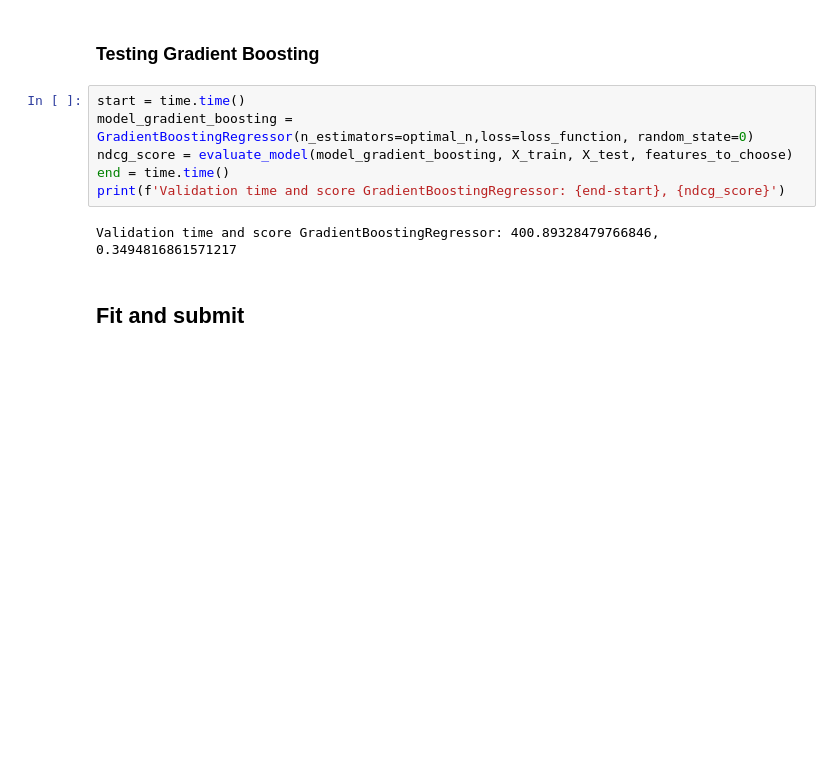
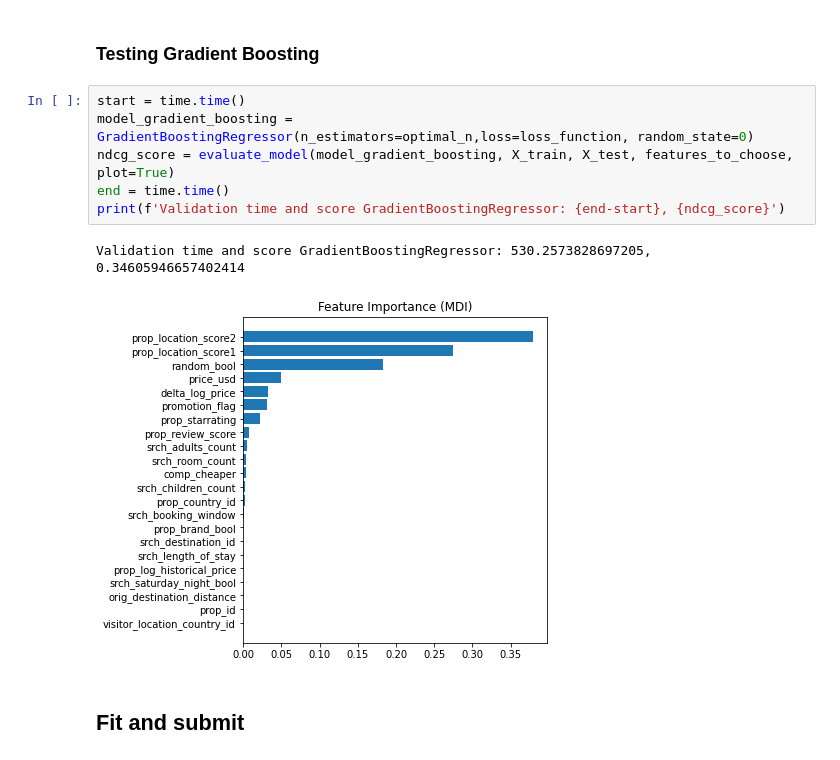
Before and after one commit to wolfbrr/DMT-2022-114, a Jupyter notebook: assignment-2/assignment-2.ipynb, the cells around one changed output. Cells and saved outputs as stored; diff of their text form; blank space fills up the shorter version.

```diff
--- a/assignment-2/assignment-2.ipynb
+++ b/assignment-2/assignment-2.ipynb
@@ -703,11 +841,12 @@ Validation time and score RandomForestRegressor: 222.7759358882904, 0.3276289666
 # %%
 start = time.time()
 model_gradient_boosting = GradientBoostingRegressor(n_estimators=optimal_n,loss=loss_function, random_state=0)
-ndcg_score = evaluate_model(model_gradient_boosting, X_train, X_test, features_to_choose)
+ndcg_score = evaluate_model(model_gradient_boosting, X_train, X_test, features_to_choose, plot=True)
 end = time.time()
 print(f'Validation time and score GradientBoostingRegressor: {end-start}, {ndcg_score}')
 # %% [output]
-Validation time and score GradientBoostingRegressor: 400.89328479766846, 0.3494816861571217
+Validation time and score GradientBoostingRegressor: 530.2573828697205, 0.34605946657402414
+[figure, added]
 # %% [markdown]
 ## Fit and submit
 # %%
```
Also changed, not shown: parts of 26 cells of this notebook.
